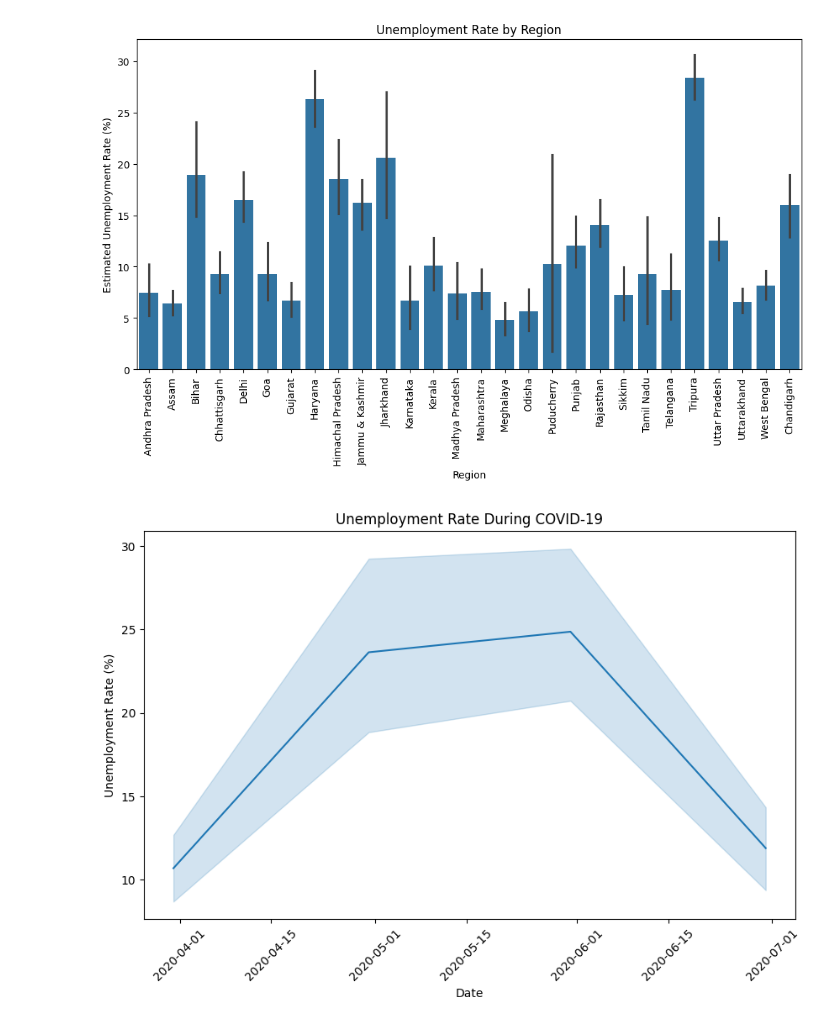
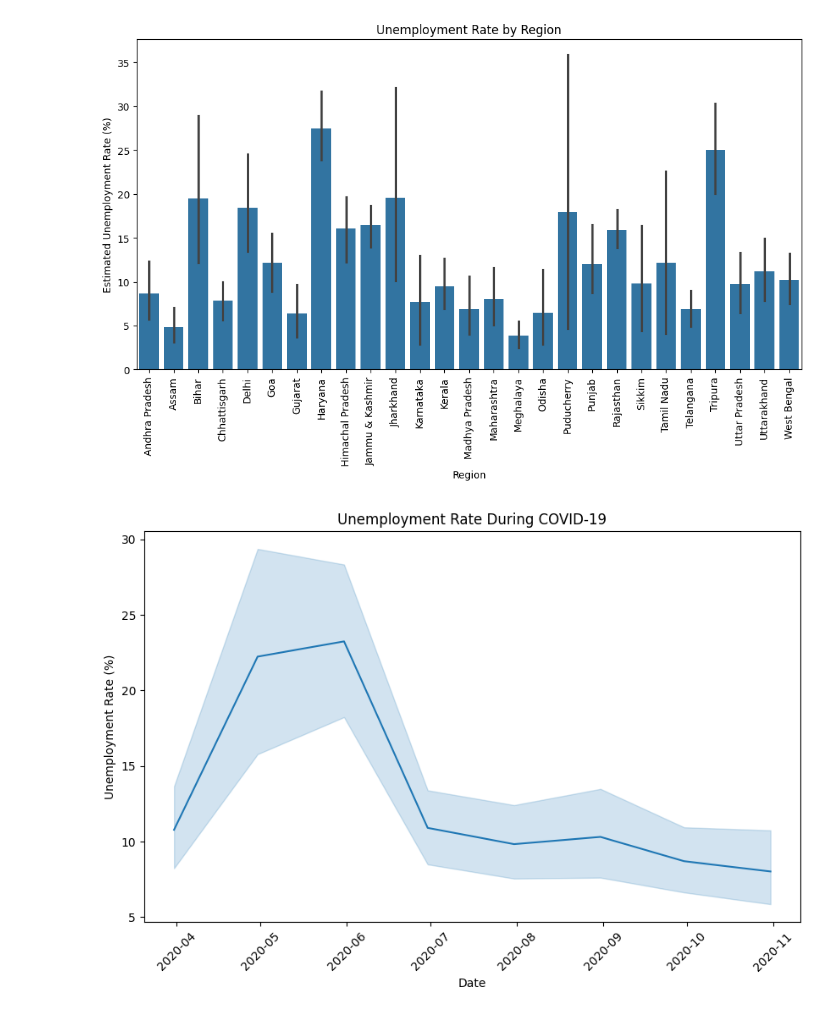
Before and after one commit to madipellihv-del/codealpha_unemployement_rate, a Jupyter notebook: unemployement_in_india.ipynb, the cells around one changed output. Cells and saved outputs as stored; diff of their text form; code cells hidden in the pictures.

```diff
--- a/unemployement_in_india.ipynb
+++ b/unemployement_in_india.ipynb
@@ -125,7 +132,7 @@ import matplotlib.pyplot as plt
 import seaborn as sns
 
 # Load Dataset
-df = pd.read_csv("/Unemployment_in_India.csv")
+df = pd.read_csv("/Unemployment_Rate_upto_11_2020.csv")
 
 # Clean Column Names
 df.columns = df.columns.str.strip()
@@ -230,2 +237,2 @@ std          8.087988e+06                                 8.111094
-[figure, old version]
+[figure, new version]
-[figure, old version]
+[figure, new version]
```
Also changed, not shown: parts of 8 cells of this notebook.
